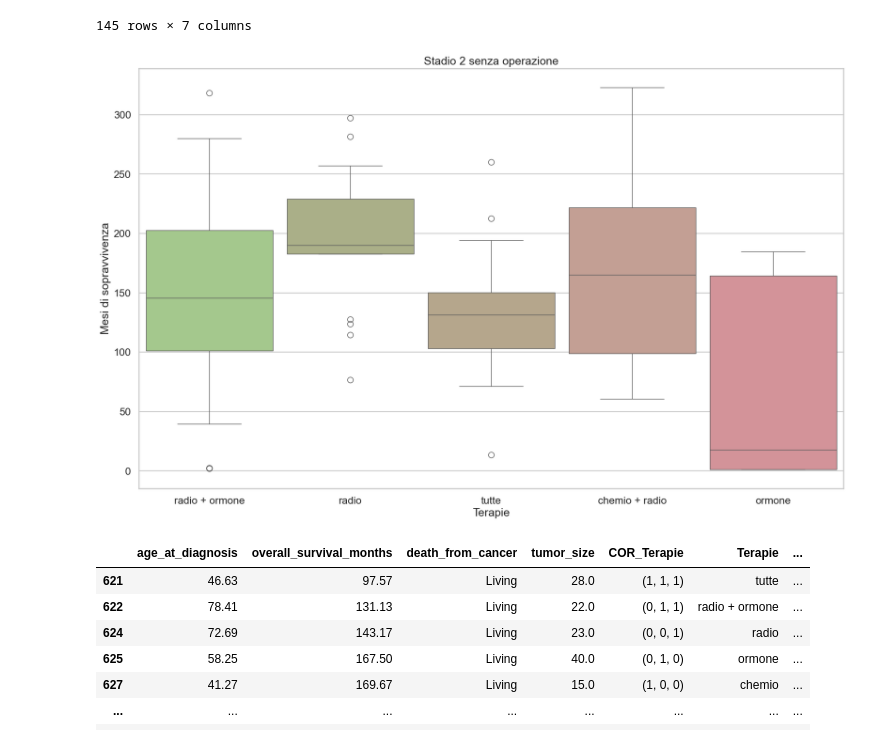
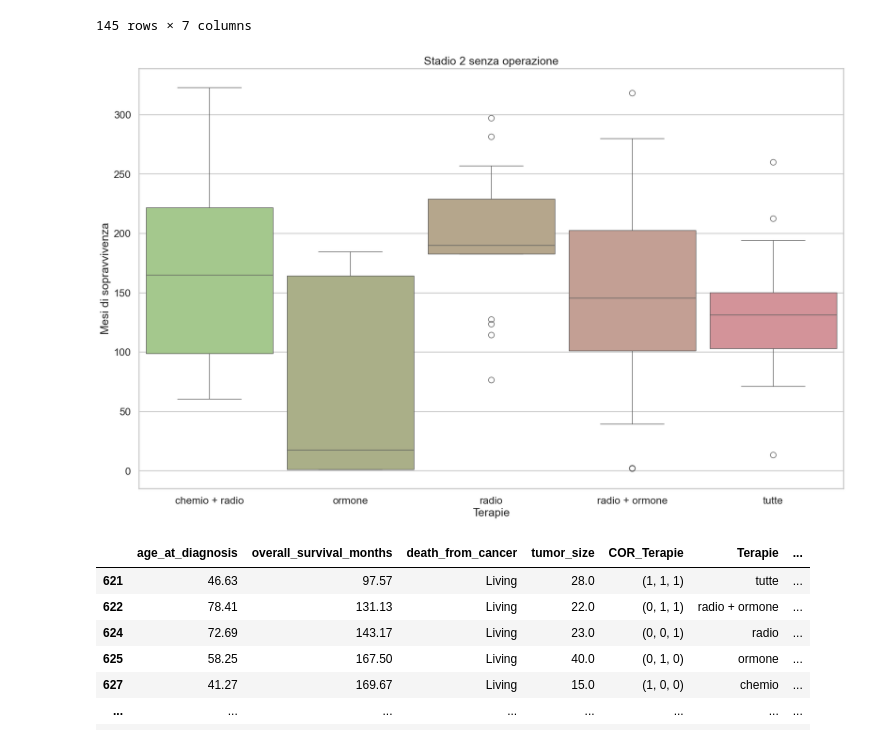
Before and after one commit to Dishinkan/Data-Science-Project, a Jupyter notebook: Data Science Project/Presentation.ipynb, the cells around one changed output. Saved outputs shown, nothing was run; the diff lists cells and outputs as text; code cells hidden in the pictures.

```diff
--- a/Data Science Project/Presentation.ipynb
+++ b/Data Science Project/Presentation.ipynb
@@ -339,19 +312,19 @@ df_finale_BREAST_CONSERVING_2
 # %%
 # Fare boxplot su df_età prendendo lo stadio tumorale e l'età
 color = ['#9de66f', '#b8c275', '#c9ab78', '#db937c', '#f27480']
 
 quartiles = df_finale_BREAST_CONSERVING_2.groupby("Terapie")["overall_survival_months"].describe()[["25%", "50%", "75%"]]
 
 plt.figure(figsize=(20, 12))
-a = sns.boxplot(data=df_finale_BREAST_CONSERVING_2, x='Terapie', y='overall_survival_months', hue='Terapie', legend=False, palette=color,
+a = sns.boxplot(data=df_finale_BREAST_CONSERVING_2.sort_values(by='Terapie'), x='Terapie', y='overall_survival_months', hue='Terapie', legend=False, palette=color,
                 saturation=0.5, width=1, gap=.1, whis=0.95)
 plt.title(f'Stadio 2 senza operazione')
 a.set_xlabel('Terapie')
 a.set_ylabel('Mesi di sopravvivenza')
 
 plt.show()
 # %% [output]
-[figure, old version]
+[figure, new version]
 # %%
 df_finale_MASTECTOMY_2= df_living[(df_living['Operation_Stage'] == 'MASTECTOMY 2.0')]
 df_finale_MASTECTOMY_2
```
Also changed, not shown: parts of 17 cells of this notebook, 1 other file.
